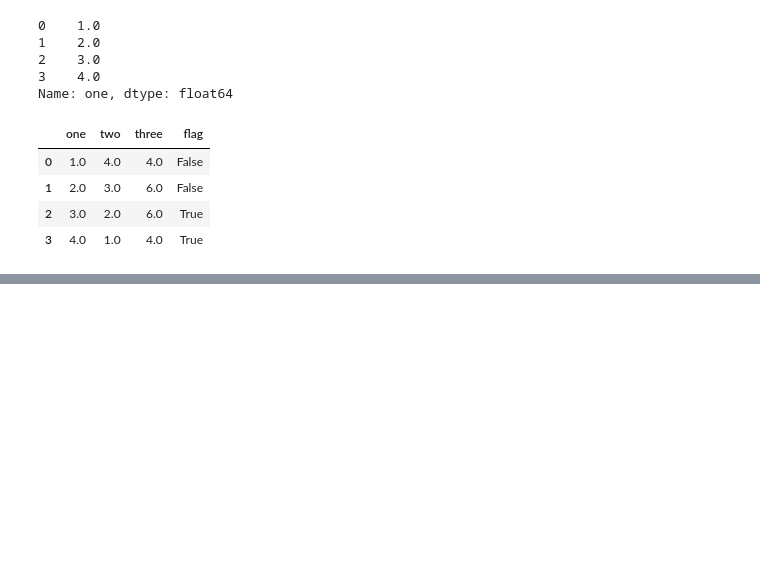
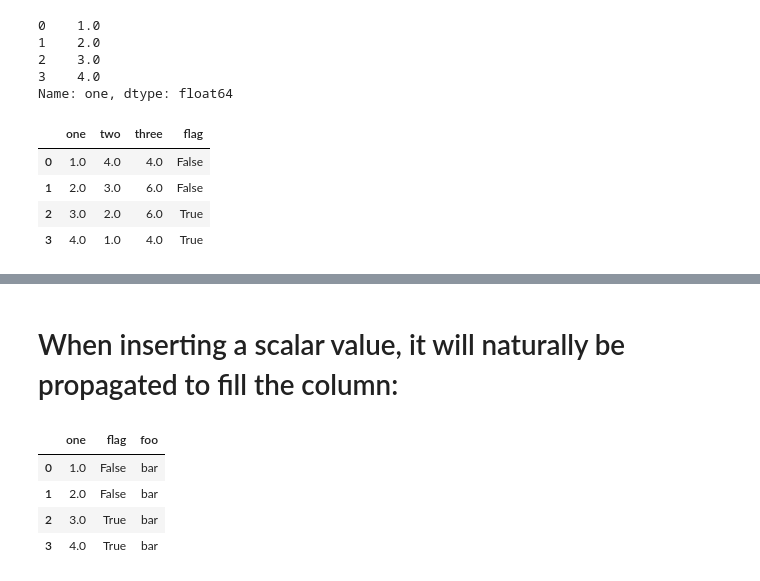
Before and after one commit to gopal-py07/DataSciencePandasExample, a Jupyter notebook: Intro to data structures/DataFrame/DataFrameDsaEx.ipynb, the cells around one changed output, grey strips where cells are left out. Saved outputs shown, nothing was run; the diff lists cells and outputs as text; code cells hidden in the pictures; blank space fills up the shorter version.

Commit message:
uddate Column selection, addition, deletion

```diff
--- a/Intro to data structures/DataFrame/DataFrameDsaEx.ipynb
+++ b/Intro to data structures/DataFrame/DataFrameDsaEx.ipynb
@@ -361,0 +376,2 @@ df
+# %% [markdown]
+# When inserting a scalar value, it will naturally be propagated to fill the column:
@@ -361,0 +380,8 @@ df
+# %%
+df
+# %% [output]
+|  | one | flag | foo |
+| 0 | 1.0 | False | bar |
+| 1 | 2.0 | False | bar |
+| 2 | 3.0 | True | bar |
+| 3 | 4.0 | True | bar |
```
Also changed, not shown: parts of 12 cells of this notebook.
